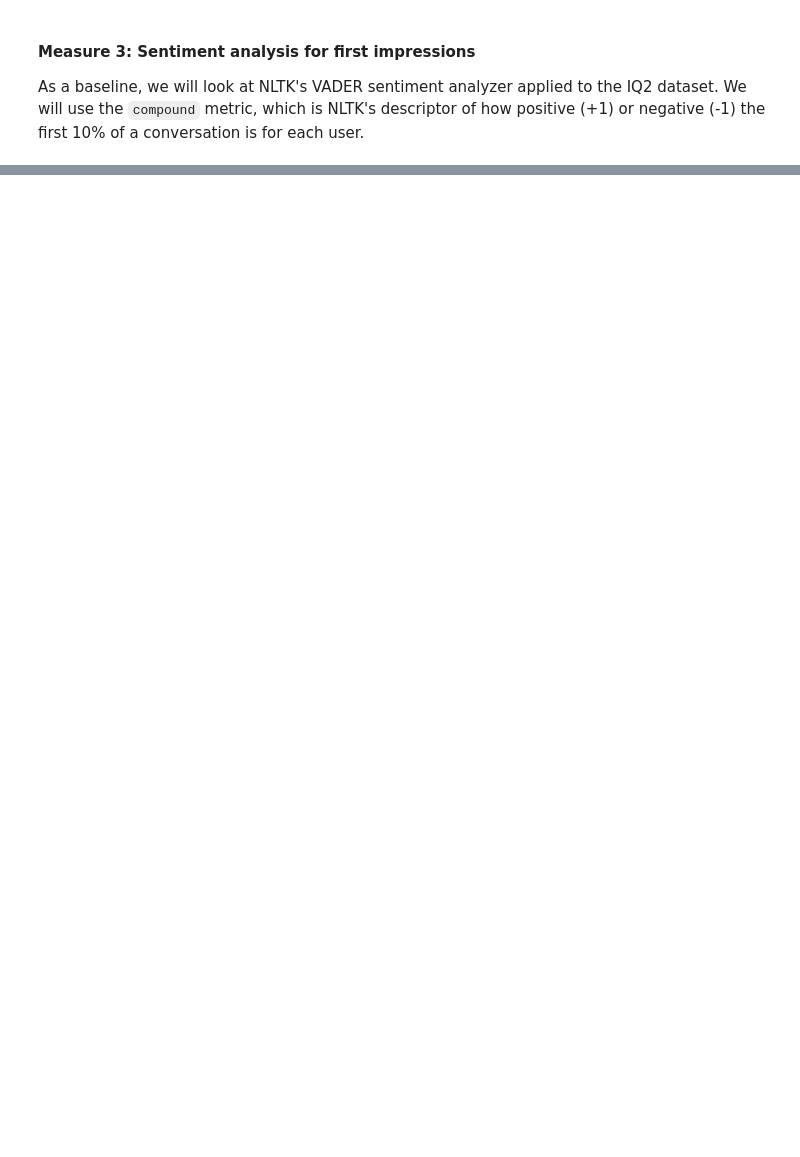
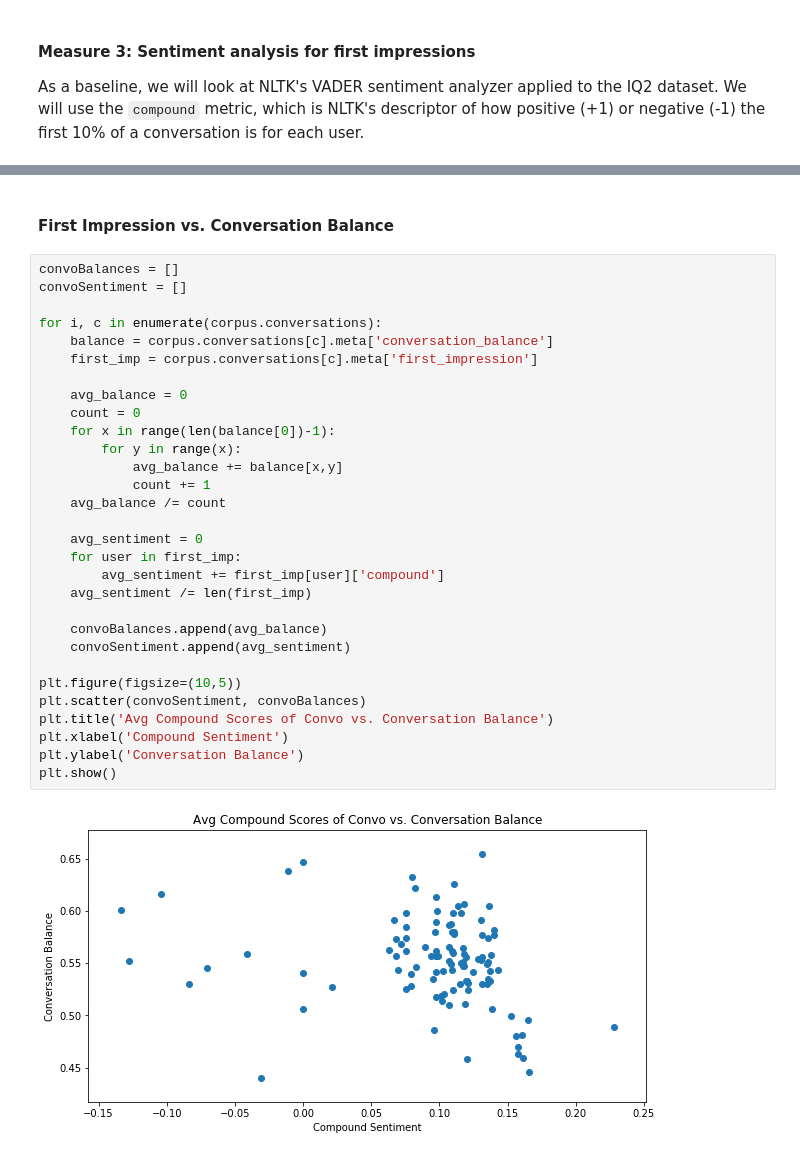
Before and after one commit to Gnome42/Cornell-Conversational-Analysis-Toolkit, a Jupyter notebook: datasets/switchboard-corpus/E3_data_analysis.ipynb, the cells around one changed output, grey strips where cells are left out. Drawn from its saved outputs; the diff is of its cells as text; blank space fills up the shorter version.

```diff
--- a/datasets/switchboard-corpus/E3_data_analysis.ipynb
+++ b/datasets/switchboard-corpus/E3_data_analysis.ipynb
@@ -278,0 +411,34 @@ for i, convo in enumerate(corpus.iter_conversations()):
+# %% [markdown]
+#### First Impression vs. Conversation Balance
+# %%
+convoBalances = []
+convoSentiment = []
+
+for i, c in enumerate(corpus.conversations):
+    balance = corpus.conversations[c].meta['conversation_balance']
+    first_imp = corpus.conversations[c].meta['first_impression']
+
+    avg_balance = 0
+    count = 0
+    for x in range(len(balance[0])-1):
+        for y in range(x):
+            avg_balance += balance[x,y]
+            count += 1
+    avg_balance /= count
+
+    avg_sentiment = 0
+    for user in first_imp:
+        avg_sentiment += first_imp[user]['compound']
+    avg_sentiment /= len(first_imp)
+
+    convoBalances.append(avg_balance)
+    convoSentiment.append(avg_sentiment)
+
+plt.figure(figsize=(10,5))
+plt.scatter(convoSentiment, convoBalances)
+plt.title('Avg Compound Scores of Convo vs. Conversation Balance')
+plt.xlabel('Compound Sentiment')
+plt.ylabel('Conversation Balance')
+plt.show()
+# %% [output]
+[figure, added]
```
Also changed, not shown: parts of 19 cells of this notebook.
